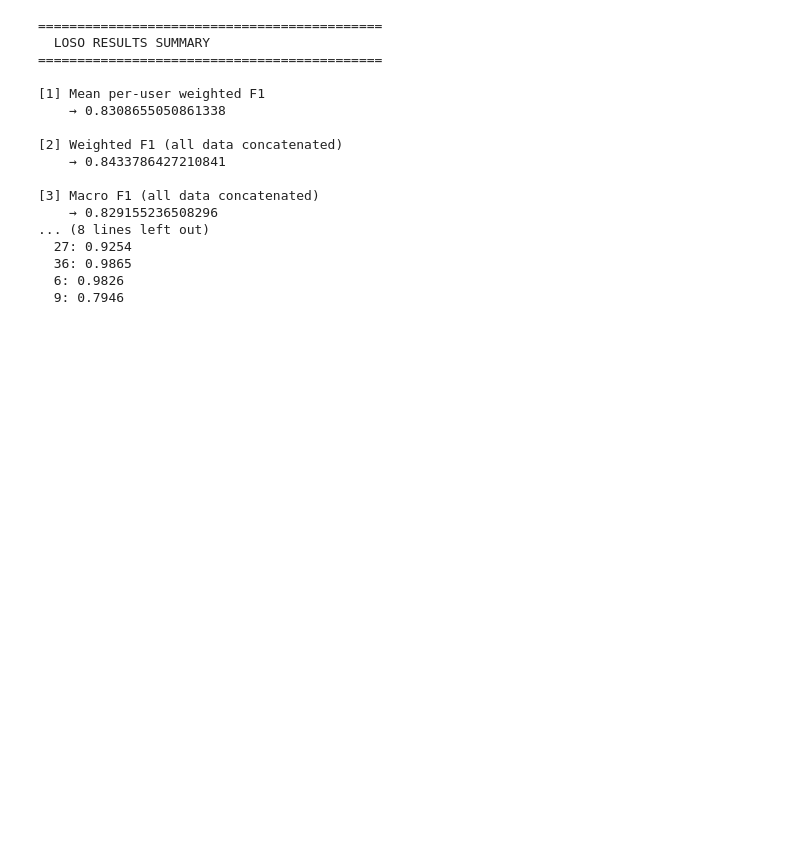
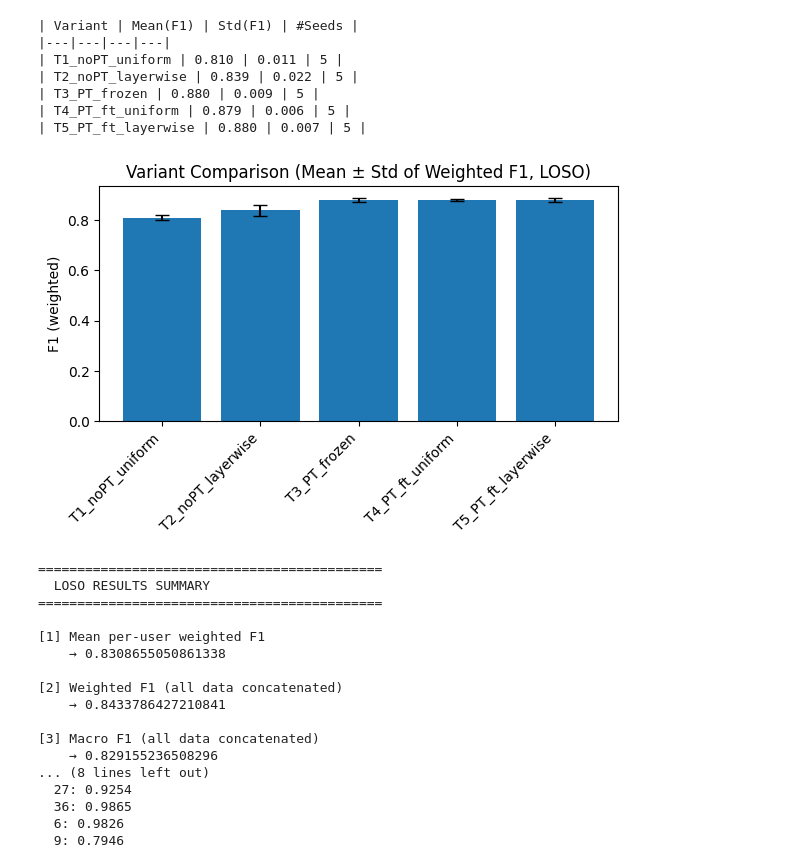
Before and after one commit to kisho-ucl/har_trusco, a Jupyter notebook: LOOCV.ipynb, the cells around one changed output. Cells and saved outputs as stored; diff of their text form; code cells hidden in the pictures; blank space fills up the shorter version.

```diff
--- a/LOOCV.ipynb
+++ b/LOOCV.ipynb
@@ -56,6 +56,17 @@ import importlib
 importlib.reload(preprocess)
 from preprocess import load_session_trusco, window_split_trusco
 from torch.utils.data import DataLoader, random_split
+from dataclasses import dataclass
+
+@dataclass
+class ExperimentConfig:
+    model_type: str           # "cnn-linear", "multi-trans"
+    pretrain: bool            # SimCLR pretrain
+    frozen: bool              # freeze encoder
+    lr_type: str              # "uniform" or "layerwise" or "none" (when frozen)
+    base_dir: str             # base directory to save results
+    save_dir: str             # directory to save results
+    seed: int = 0             # random seed
 
 def build_loaders_for_subject(
     test_user,
@@ -63,6 +74,7 @@ def build_loaders_for_subject(
     IDs,
     Hours,
     all_entries,
+    config: ExperimentConfig
 ):
 
     X_train, y_train = [], []
@@ -118,7 +130,7 @@ def build_loaders_for_subject(
     train_ds, valid_ds = random_split(
         train_dataset,
         [train_len, valid_len],
-        generator=torch.Generator().manual_seed(42)
+        generator=torch.Generator().manual_seed(config.seed)
     )
 
     # DataLoader
@@ -427,3 +787,41 @@ Subject=16 F1=0.6132
+# %%
+import pandas as pd
+df = pd.DataFrame(
+    [(k, v["mean_f1"], v["std_f1"], v["num_seeds"]) for k,v in summary.items()],
+    columns=["variant","mean_f1","std_f1","num_seeds"]
+)
+
+md = "| Variant | Mean(F1) | Std(F1) | #Seeds |\n"
+md+= "|---|---|---|---|\n"
+for _,r in df.iterrows():
+    md+= f"| {r.variant} | {r.mean_f1:.3f} | {r.std_f1:.3f} | {int(r.num_seeds)} |\n"
+print(md)
+
+import matplotlib.pyplot as plt
+
+variants = df["variant"]
+means    = df["mean_f1"]
+stds     = df["std_f1"]
+
+x = np.arange(len(variants))
+
+plt.figure(figsize=(6,4))
+
+plt.bar(x, means, yerr=stds, capsize=5)  # ← 標準偏差をエラーバーに
+plt.xticks(x, variants, rotation=45, ha="right")
+plt.ylabel("F1 (weighted)")
+plt.title("Variant Comparison (Mean ± Std of Weighted F1, LOSO)")
+plt.tight_layout()
+plt.show()
+# %% [output]
+| Variant | Mean(F1) | Std(F1) | #Seeds |
+|---|---|---|---|
+| T1_noPT_uniform | 0.810 | 0.011 | 5 |
+| T2_noPT_layerwise | 0.839 | 0.022 | 5 |
+| T3_PT_frozen | 0.880 | 0.009 | 5 |
+| T4_PT_ft_uniform | 0.879 | 0.006 | 5 |
+| T5_PT_ft_layerwise | 0.880 | 0.007 | 5 |
+[figure, added]
 # %%
 import os
 import json
```
Also changed, not shown: parts of 8 cells of this notebook.
